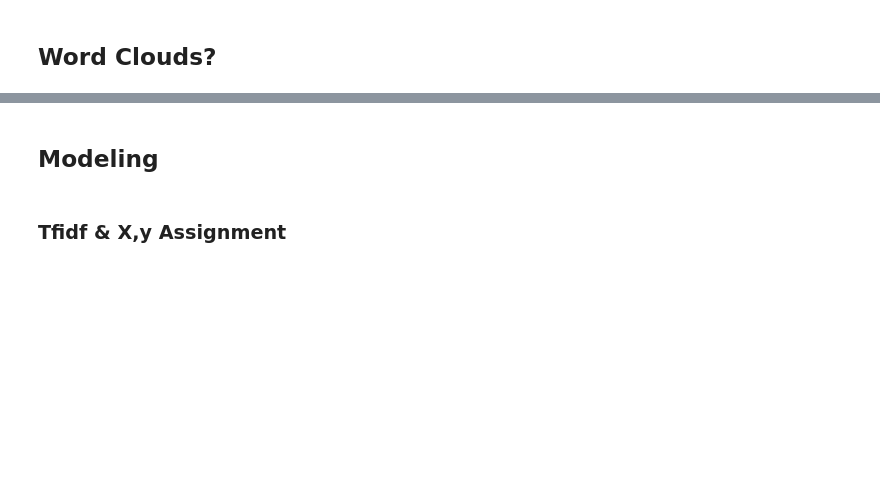
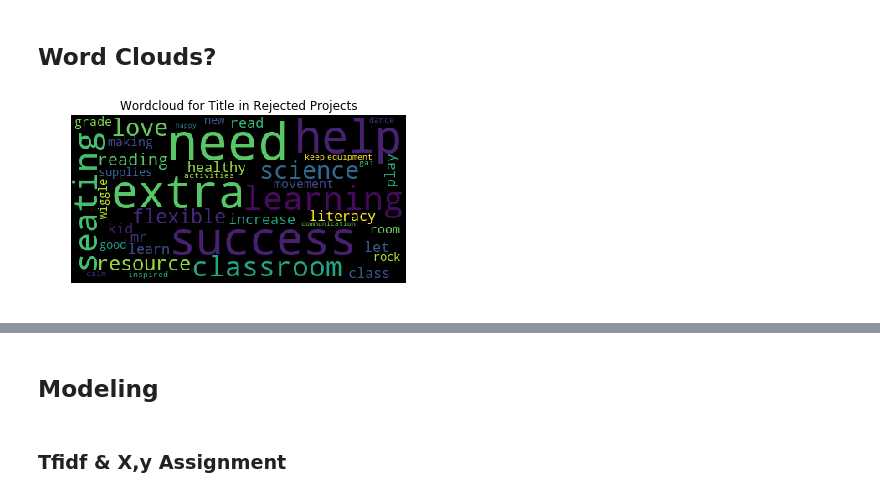
Before and after one commit to Mikhail-Naumov/Donors_Choose, a Jupyter notebook: Donors_LGBM.ipynb, the cells around one changed output, grey strips where cells are left out. Drawn from its saved outputs; the diff is of its cells as text; code cells hidden in the pictures; blank space fills up the shorter version.

```diff
--- a/Donors_LGBM.ipynb
+++ b/Donors_LGBM.ipynb
@@ -290,0 +296,4 @@ gc.collect()
+# %%
+simm = pd.DataFrame()
+# %%
+simm['test'] = siim['pred']
@@ -301,10 +331,9 @@ for c in tqdm_notebook(cols):
     encod = LabelEncoder()
     encod.fit(train[c].astype(str))
     train[c] = encod.transform(train[c].astype(str))
-    del train[c]
+    simm[c] = encod.inverse_transform(siim[c])
     if (kaggle | sim):
         test[c] = encod.transform(test[c].astype(str))
-        del test[c]
 # %% [output]
 Failed to display Jupyter Widget of type HBox.
 If you're reading this message in the Jupyter Notebook or JupyterLab Notebook, it may mean that the widgets JavaScript is still loading. If this message persists, it likely means that the widgets Java ...
@@ -468,12 +498,12 @@ text_features = ['project_title', 'project_resource_summary',
 for j in tqdm_notebook(text_features):
     n_col = 'processed_'+j
     train[n_col] = train[j].apply(lambda x: scrub(x)).apply(lambda x: swords(x))
-    if kaggle: test[n_col] = test[j].apply(lambda x: scrub(x)).apply(lambda x: swords(x))
+    if (kaggle | sim): test[n_col] = test[j].apply(lambda x: scrub(x)).apply(lambda x: swords(x))
 
 gc.collect()
 for i in text_features:
     del train[i]
-    if kaggle: del test[i]
+    if (kaggle | sim): del test[i]
 
 del stopwords, all_stopwords, text_features, swords
 # %% [output]
@@ -509,14 +518,16 @@ train
 ## Word Clouds?
 # %%
 wordcloud = WordCloud(
-                          background_color='white',
+                          background_color='black',
                           max_words=40,
-                          max_font_size=40,
+                          max_font_size=60,
                           random_state=42
                          ).generate(str(train[train.project_is_approved==0].processed_project_title))
 fig = plt.figure(1)
 plt.imshow(wordcloud)
 plt.title('Wordcloud for Title in Rejected Projects')
 plt.axis('off')
 plt.show()
-fig.savefig("word1.png", dpi=900)
+fig.savefig("word1.png", dpi=2400)
+# %% [output]
+[figure, added]
```
Also changed, not shown: parts of 42 cells of this notebook.
